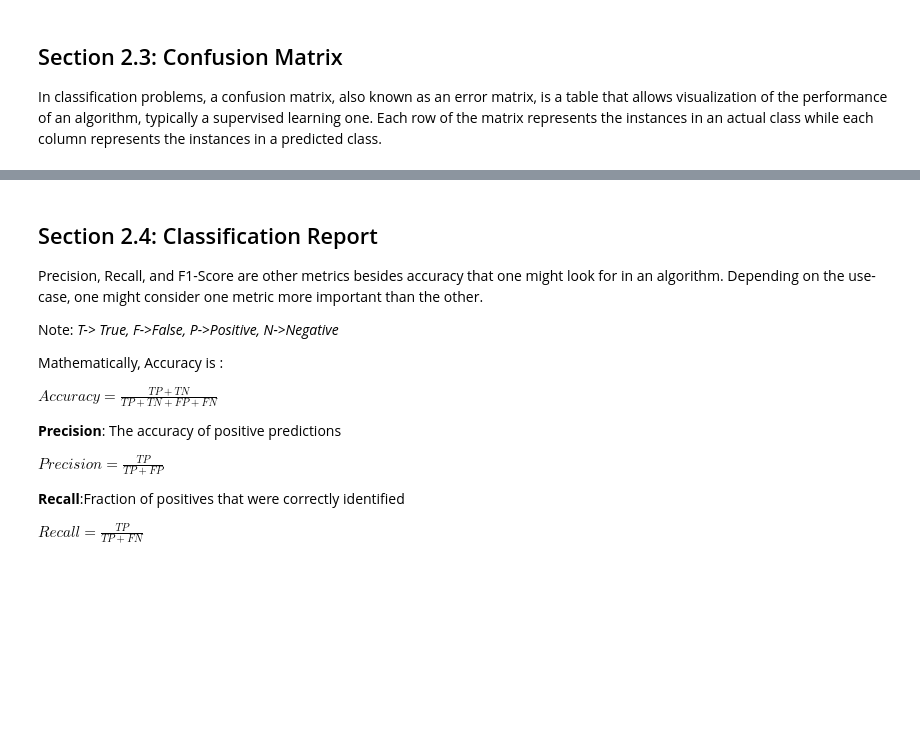
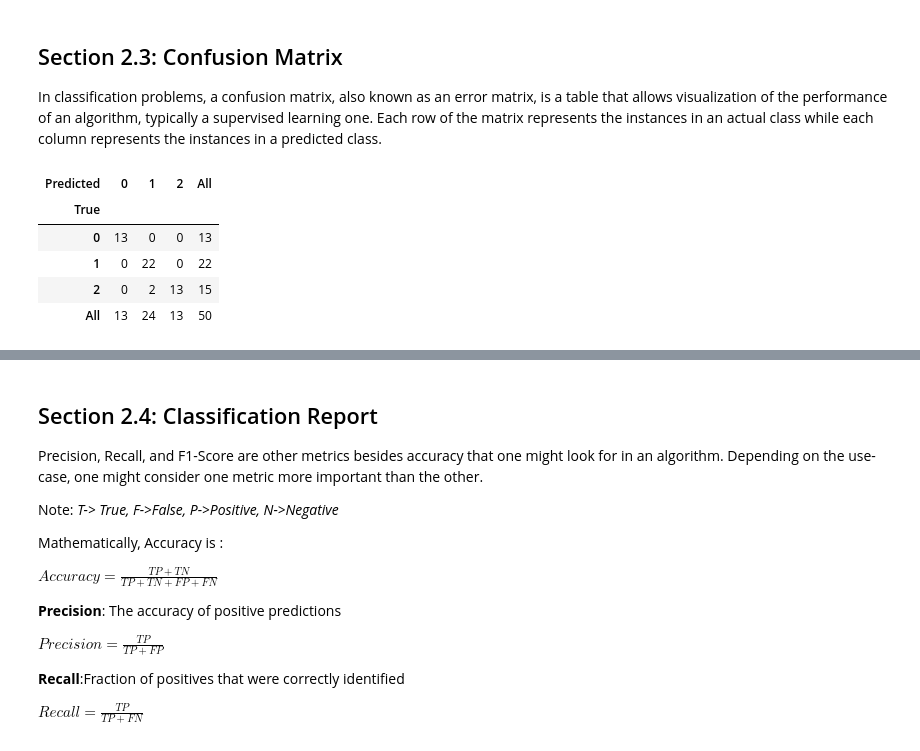
Before and after one commit to puranik1406/FMML_Projects-Labs, a Jupyter notebook: STP_Module_3_Lab_2_Implementing_KNN_from_scratch_and_visualize_Algorithm_performance_by_Om_Kathalkar.ipynb, the cells around one changed output, grey strips where cells are left out. Saved outputs shown, nothing was run; the diff lists cells and outputs as text; code cells hidden in the pictures; blank space fills up the shorter version.

```diff
--- a/STP_Module_3_Lab_2_Implementing_KNN_from_scratch_and_visualize_Algorithm_performance_by_Om_Kathalkar.ipynb
+++ b/STP_Module_3_Lab_2_Implementing_KNN_from_scratch_and_visualize_Algorithm_performance_by_Om_Kathalkar.ipynb
@@ -568,9 +568,44 @@ decision_boundary_plot_pca(X_train_pca, y_train_pca, k=7)
 In classification problems, a confusion matrix, also known as an error matrix, is a table that allows visualization of the performance of an algorithm, typically a supervised learning one. Each row of the matrix represents the instances in an actual class while each column represents the instances in a predicted class.
 # %%
 from sklearn.metrics import confusion_matrix
+# %%
+def predict(X_train, y_train, X_test, k):
+    distances = []
+    targets = []
+
+    for i in range(len(X_train)):
+        # compute and store L2 distance
+        distances.append([np.sqrt(np.sum(np.square(X_test - X_train[i, :]))), i])
+
+    distances = sorted(distances)
+
+    for i in range(k):
+        index = distances[i][1]
+        targets.append(y_train[index])
+
+    # return most common target
+    return Counter(targets).most_common(1)[0][0]
+def k_nearest_neighbor(X_train, y_train, X_test, k):
+
+    assert k <= len(X_train), "[!] K cannot be larger than number of samples."
+
+    # loop over all observations
+    predictions = []
+    for i in range(len(X_test)):
+        predictions.append(predict(X_train, y_train, X_test[i, :], k))
+
+    return np.asarray(predictions)
 # %%
-# print(confusion_matrix(y_test,predictions))
+#print(confusion_matrix(y_test,predictions))
+predictions = k_nearest_neighbor(X_train, y_train, X_test, 5)
 pd.crosstab(y_test, predictions, rownames=['True'], colnames=['Predicted'], margins=True)
+# %% [output]
+| Predicted | 0 | 1 | 2 | All |
+| True |  |  |  |  |
+| 0 | 13 | 0 | 0 | 13 |
+| 1 | 0 | 22 | 0 | 22 |
+| 2 | 0 | 2 | 13 | 15 |
+| All | 13 | 24 | 13 | 50 |
 # %%
 from sklearn import metrics
 
```
Also changed, not shown: parts of 4 cells of this notebook.
